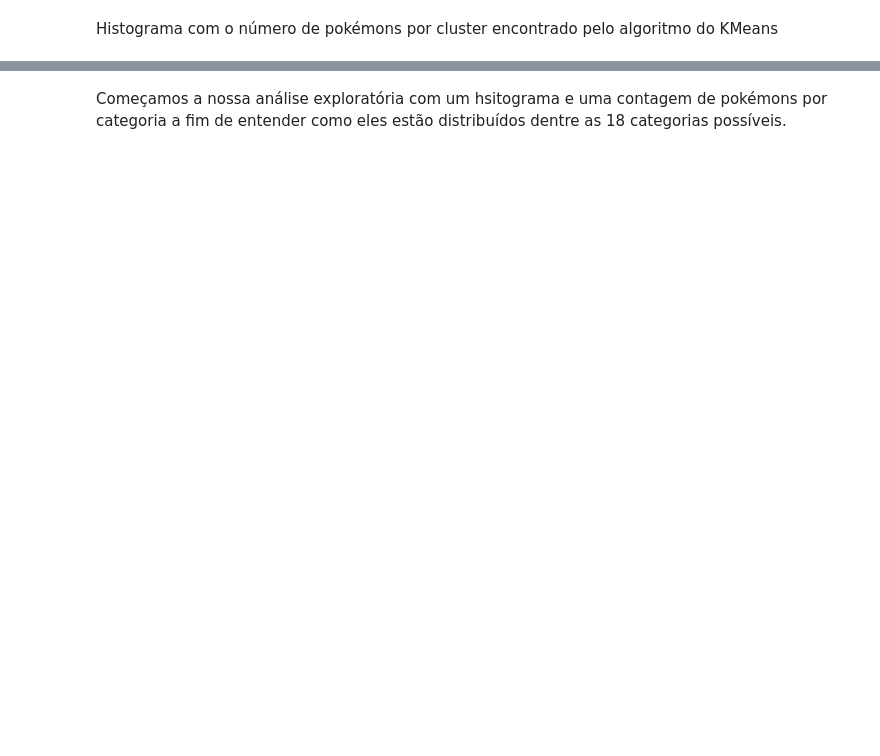
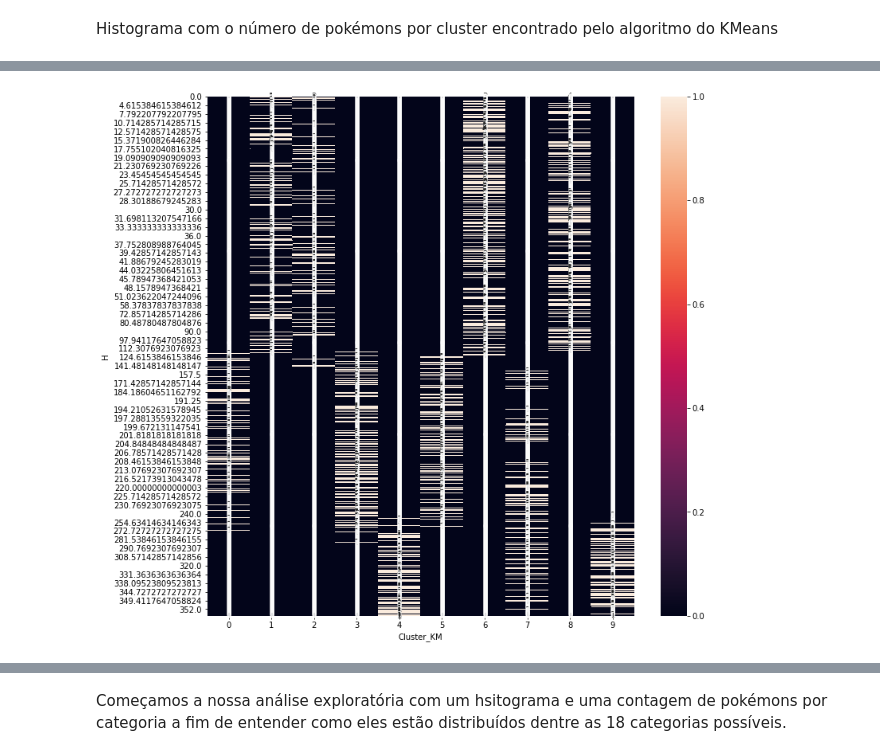
Before and after one commit to guidiamond/Projeto-3--CDD, a Jupyter notebook: Projeto final Ciência dos Dados.ipynb, the cells around one changed output, grey strips where cells are left out. Saved outputs shown, nothing was run; the diff lists cells and outputs as text; code cells hidden in the pictures; blank space fills up the shorter version.

Commit message:
Heatmap

```diff
--- a/Projeto final Ciência dos Dados.ipynb
+++ b/Projeto final Ciência dos Dados.ipynb
@@ -121,9 +148,12 @@ data2.head(3)
 # %% [markdown]
 Histograma com o número de pokémons por cluster encontrado pelo algoritmo do KMeans
 # %%
-modelo_parcial= KMeans(n_clusters= 15, init= 'random', n_init= 15) #o número de clusters foi definido a partir do número de dados categorias diferentes de Pokémons
+modelo_parcial= KMeans(n_clusters= 10, init= 'k-means++', n_init= 15) #o número de clusters foi definido a partir do número de dados categorias diferentes de Pokémons
                                                                    #(15 no caso da primeira geração)
-modelo_parcial.fit(data2)
-y_pred = modelo_parcial.predict(data2) #lista que guarda qual é o cluster ao qual pertence cada um dos pokémons
-plt.hist(y_pred, rwidth=.9, bins= 15);
+modelo_parcial.fit(data_f)
+y_pred = modelo_parcial.predict(data_f) #lista que guarda qual é o cluster ao qual pertence cada um dos pokémons
+# plt.hist(y_pred, rwidth=.9, bins= 18);
+
+data_f["Cluster_KM"]= y_pred #adicionando ao dataframe o cluster atribuído a cada pokémon via KMeans
+data_f.head(3)
 # %% [output]
@@ -164,6 +163,0 @@ for name, est in estimators:
-# %%
-# tentando plotar uma matriz de dispersão
-import seaborn as sns
-sns.set(style="ticks")
-
-sns.pairplot(data2, hue='Categoria_Num', diag_kind= 'hist')
@@ -262,0 +178,6 @@ for foto in arq_na_pasta:
+# %%
+# pd.scatter_matrix(data_f, alpha = 1, figsize=(20,20));
+plt.figure(figsize=(12,12))
+sns.heatmap(pd.crosstab(data_f["H"],data_f["Cluster_KM"]), annot=True, robust= True);
+# %% [output]
+[figure, added]
```
Also changed, not shown: parts of 35 cells of this notebook.
